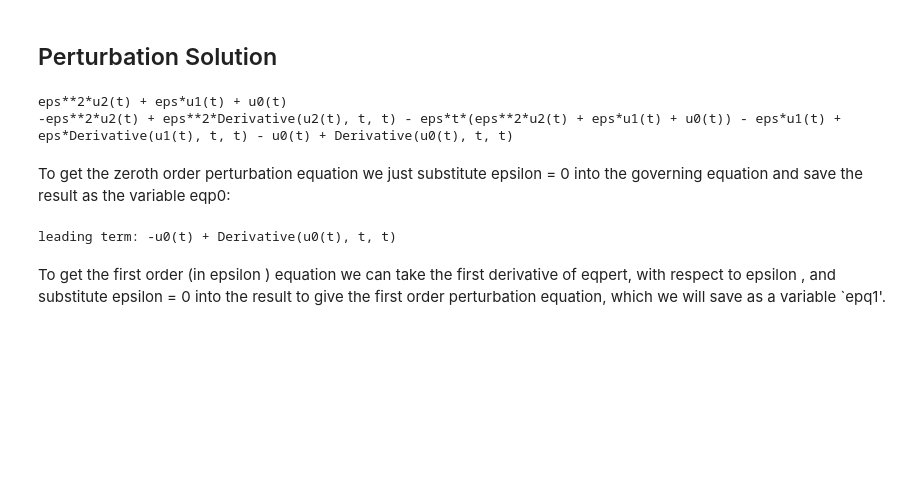
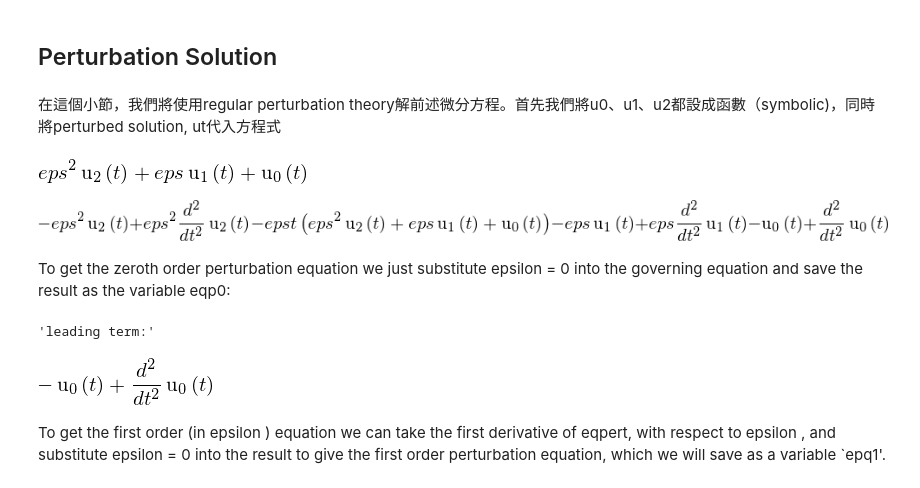
Before and after one commit to woonchin/MyPythonNote, a Jupyter notebook: myseries.ipynb, the cells around one changed output. Saved outputs shown, nothing was run; the diff lists cells and outputs as text; code cells hidden in the pictures; blank space fills up the shorter version.

```diff
--- a/myseries.ipynb
+++ b/myseries.ipynb
@@ -159,27 +162,28 @@ plt.show()
 # %% [markdown]
 ## Perturbation Solution
+# %% [markdown]
+在這個小節，我們將使用regular perturbation theory解前述微分方程。首先我們將u0、u1、u2都設成函數（symbolic)，同時將perturbed solution, ut代入方程式
 # %%
-# Perturbation Solution
 u0 = Function('u0')
 u1 = Function('u1')
 u2 = Function('u2')
 ut = Function('ut')
 ut = u0(t)+eps*u1(t)+eps**2*u2(t)
-#Derivative(f(x),x,x)
-print ut
-#type(u0),type(ut)
-eqpert = diff(ut,t,t)-ut-eps*t*ut #Derivative(ut(t),t,t) #-ut(t)-eps*t*ut(t)
-print eqpert
+
+display(ut)
+eqpert = diff(ut,t,t)-ut-eps*t*ut
+display(eqpert)
 # %% [output]
-eps**2*u2(t) + eps*u1(t) + u0(t)
--eps**2*u2(t) + eps**2*Derivative(u2(t), t, t) - eps*t*(eps**2*u2(t) + eps*u1(t) + u0(t)) - eps*u1(t) + eps*Derivative(u1(t), t, t) - u0(t) + Derivative(u0(t), t, t)
+[figure, added]
+[figure, added]
 # %% [markdown]
 To get the zeroth order perturbation equation we just substitute  epsilon = 0 into the governing equation and save the result as the variable eqp0:
 # %%
 eqp0 = eqpert.subs(eps,0)
-print "leading term:",eqp0
+display("leading term:",eqp0)
 # %% [output]
-leading term: -u0(t) + Derivative(u0(t), t, t)
+'leading term:'
+[figure, added]
 # %% [markdown]
 To get the first order (in  epsilon ) equation we can take the first derivative of eqpert, with respect to  epsilon , and substitute  epsilon = 0 into the result to give the first order perturbation equation, which we will save as a variable `epq1'.
 # %%
```
Also changed, not shown: parts of 38 cells of this notebook, 2 other files.
